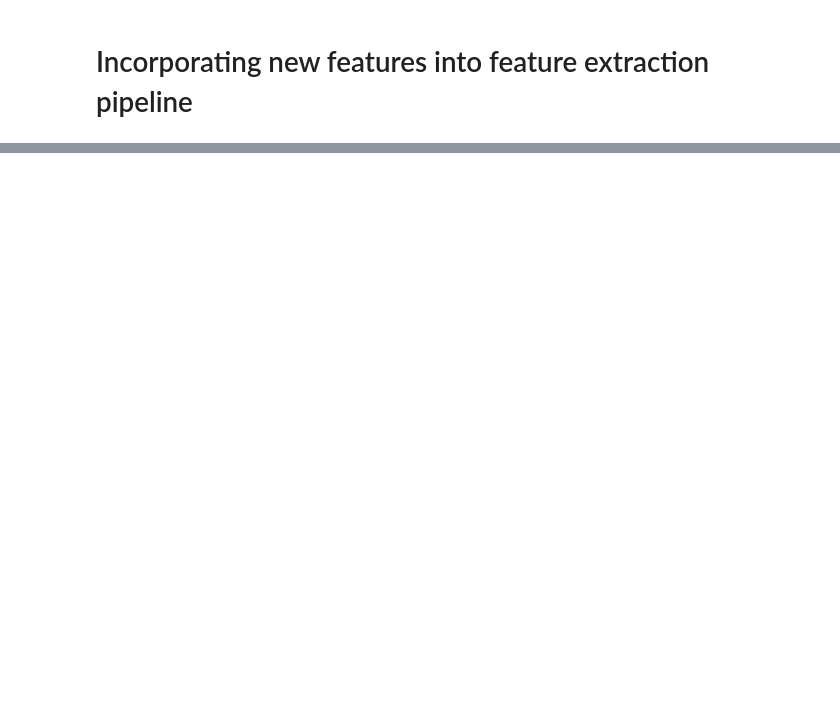
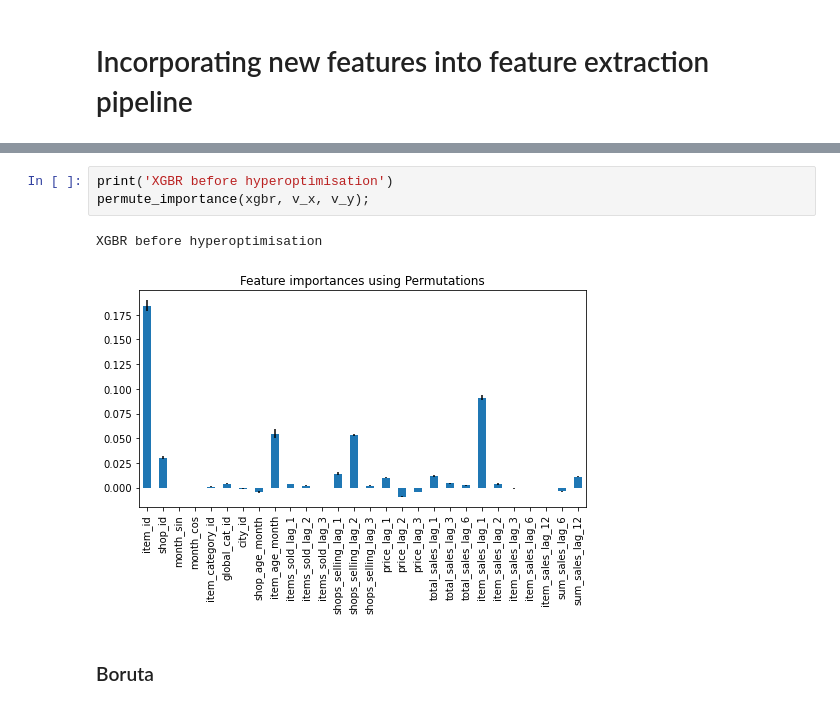
Before and after one commit to masha-mcr/DS_practice, a Jupyter notebook: future_sales_prediction/notebooks/3. Advanced modeling.ipynb, the cells around one changed output, grey strips where cells are left out. Saved outputs shown, nothing was run; the diff lists cells and outputs as text; blank space fills up the shorter version.

```diff
--- a/future_sales_prediction/notebooks/3. Advanced modeling.ipynb
+++ b/future_sales_prediction/notebooks/3. Advanced modeling.ipynb
@@ -220,0 +431,8 @@ train.head()
+# %%
+print('XGBR before hyperoptimisation')
+permute_importance(xgbr, v_x, v_y);
+# %% [output]
+XGBR before hyperoptimisation
+[figure, added]
+# %% [markdown]
+### Boruta
```
Also changed, not shown: parts of 110 cells of this notebook.
